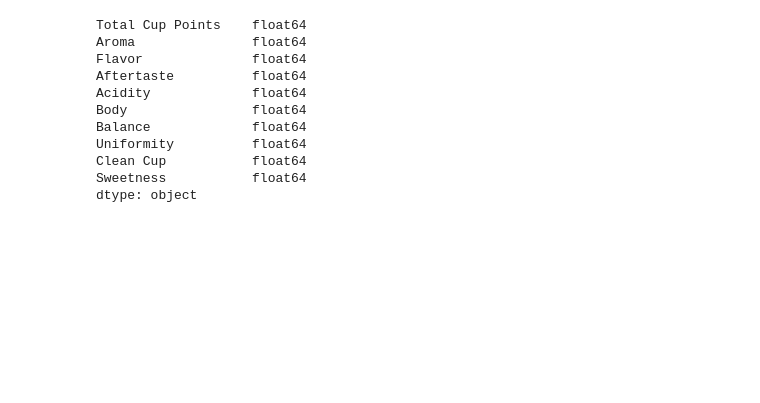
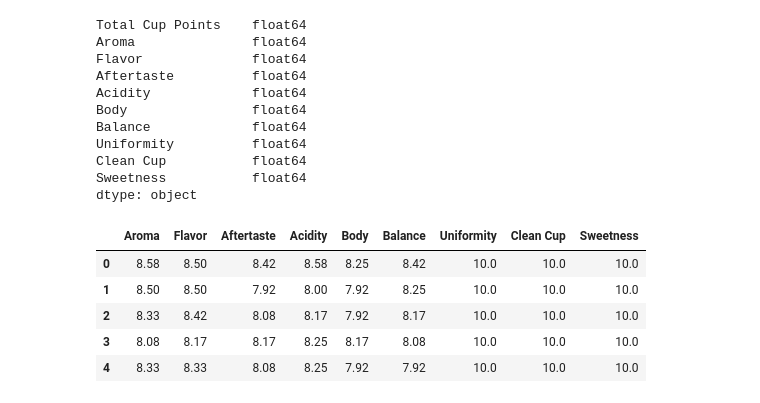
Before and after one commit to Cabone01/Coffee-Coffee, a Jupyter notebook: Coffee_Machine_Learning.ipynb, the cells around one changed output. Saved outputs shown, nothing was run; the diff lists cells and outputs as text; code cells hidden in the pictures; blank space fills up the shorter version.

```diff
--- a/Coffee_Machine_Learning.ipynb
+++ b/Coffee_Machine_Learning.ipynb
@@ -162,3 +175,14 @@ Uniformity          float64
 Clean Cup           float64
 Sweetness           float64
 dtype: object
+# %%
+y = prep_coffee_df["Total Cup Points"]
+X = prep_coffee_df.drop("Total Cup Points", axis=1)
+X.head()
+# %% [output]
+|  | Aroma | Flavor | Aftertaste | Acidity | Body | Balance | Uniformity | Clean Cup | Sweetness |
+| 0 | 8.58 | 8.50 | 8.42 | 8.58 | 8.25 | 8.42 | 10.0 | 10.0 | 10.0 |
+| 1 | 8.50 | 8.50 | 7.92 | 8.00 | 7.92 | 8.25 | 10.0 | 10.0 | 10.0 |
+| 2 | 8.33 | 8.42 | 8.08 | 8.17 | 7.92 | 8.17 | 10.0 | 10.0 | 10.0 |
+| 3 | 8.08 | 8.17 | 8.17 | 8.25 | 8.17 | 8.08 | 10.0 | 10.0 | 10.0 |
+| 4 | 8.33 | 8.33 | 8.08 | 8.25 | 7.92 | 7.92 | 10.0 | 10.0 | 10.0 |
```
Also changed, not shown: parts of 11 cells of this notebook.
